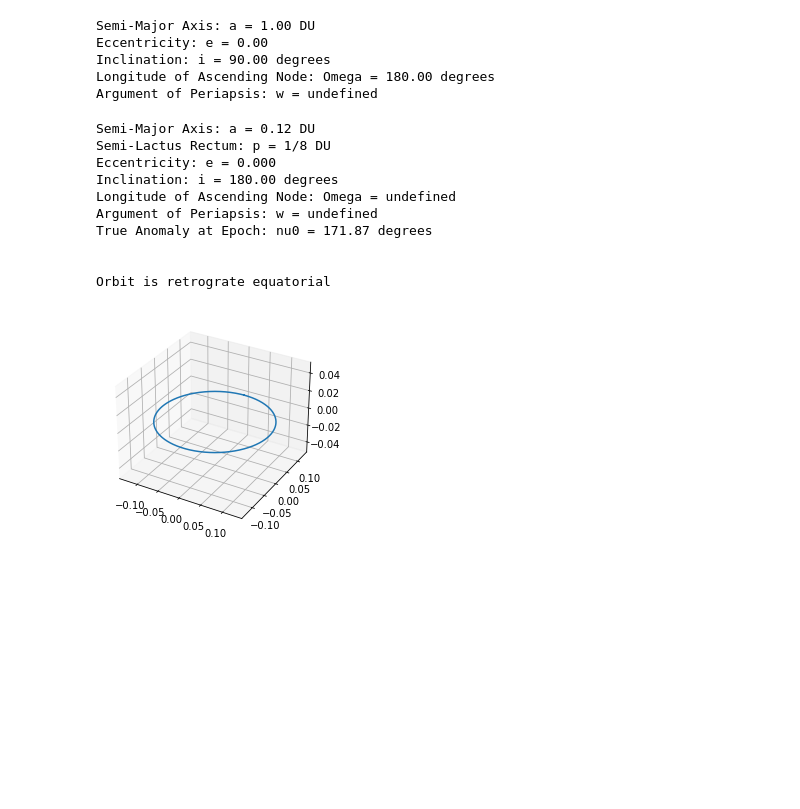
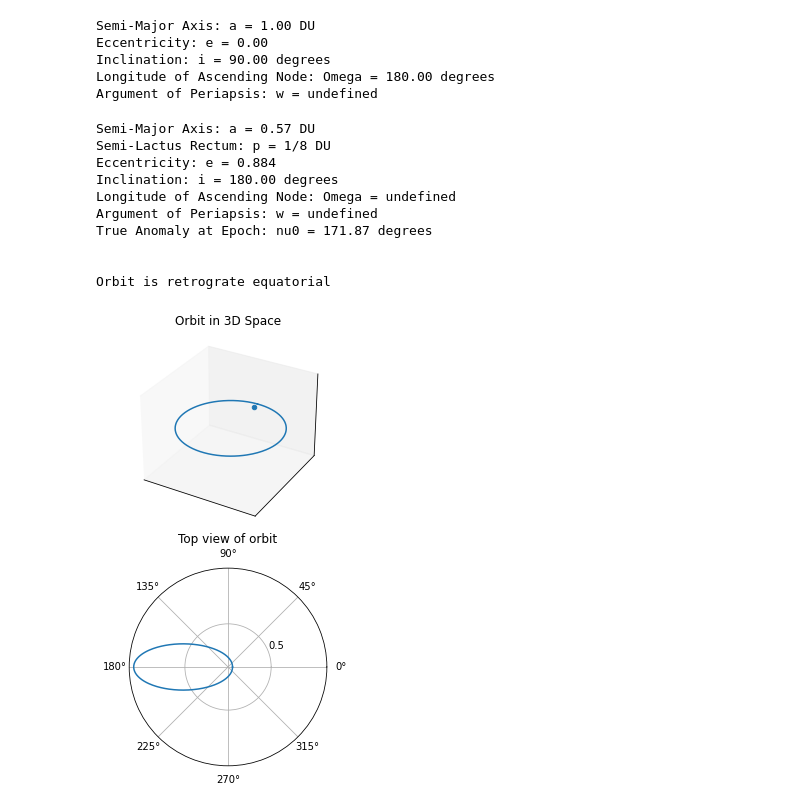
Before and after one commit to adamge95/Fundamentals-of-Astrodynamics, a Jupyter notebook: Chapter_2.ipynb, the cells around one changed output. Drawn from its saved outputs; the diff is of its cells as text; code cells hidden in the pictures; blank space fills up the shorter version.

Commit message:
plots

```diff
--- a/Chapter_2.ipynb
+++ b/Chapter_2.ipynb
@@ -57,7 +57,7 @@ h = np.cross(r, v)
 n = np.cross(K, h)
 
 e_vec = np.cross(v, h)/mu - r
-e = np.linalg.norm(e)
+e = np.linalg.norm(e_vec)
 
 p = pow(np.linalg.norm(h), 2) / mu
 a = p / (1 - pow(e,2))
@@ -73,35 +73,49 @@ nu0 = 180 * np.arccos(np.dot(e_vec, r) / (np.linalg.norm(e_vec) * np.linalg.norm
 print("Semi-Major Axis: a = %.2f DU" % a)
 print("Semi-Lactus Rectum: p = 1/8 DU")
 print("Eccentricity: e = %.3f " % e)
 print("Inclination: i = %.2f degrees" % i)
 print("Longitude of Ascending Node: Omega = undefined")
 print("Argument of Periapsis: w = undefined " % w)
 print("True Anomaly at Epoch: nu0 = %.2f degrees" % nu0)
 print()
 print()
 
 print("Orbit is retrograte equatorial")
 # Plotting the orbit in 3D space
 # Since i = 180 degrees, this orbit is retrograde equatorial. This way, the z-component of the orbit is always 0
 nu = np.arange(0, 2*np.pi, 0.01)
 r = p/(1+e*np.cos(nu))
 x = r * np.sin(nu)
 y = r * np.cos(nu)
 z = 0
 
-fig = plt.figure()
-ax = fig.add_subplot(111, projection='3d')
+fig = plt.figure(figsize = (8, 8))
+ax = fig.add_subplot(211, projection='3d')
+#ax = plt.axes(projection='3d')
 ax.plot(x, y, z)
+ax.scatter(0, 0, 0)
+ax.set_title("Orbit in 3D Space")
+ax.set_xticks([])
+ax.set_yticks([])
+ax.set_zticks([])
+
+
+ax2 = fig.add_subplot(212, polar = True)
+ax2.set_title("Top view of orbit")
+ax2.set_yticks(np.arange(0, 1, 0.5))
+
+# Create plots
+ax2.plot(nu, r)
 plt.show()
 # %% [output]
-Semi-Major Axis: a = 0.12 DU
+Semi-Major Axis: a = 0.57 DU
 Semi-Lactus Rectum: p = 1/8 DU
-Eccentricity: e = 0.000
+Eccentricity: e = 0.884
 Inclination: i = 180.00 degrees
 Longitude of Ascending Node: Omega = undefined
 Argument of Periapsis: w = undefined
 True Anomaly at Epoch: nu0 = 171.87 degrees
 
 
 Orbit is retrograte equatorial
-[figure, old version]
+[figure, new version]
```
